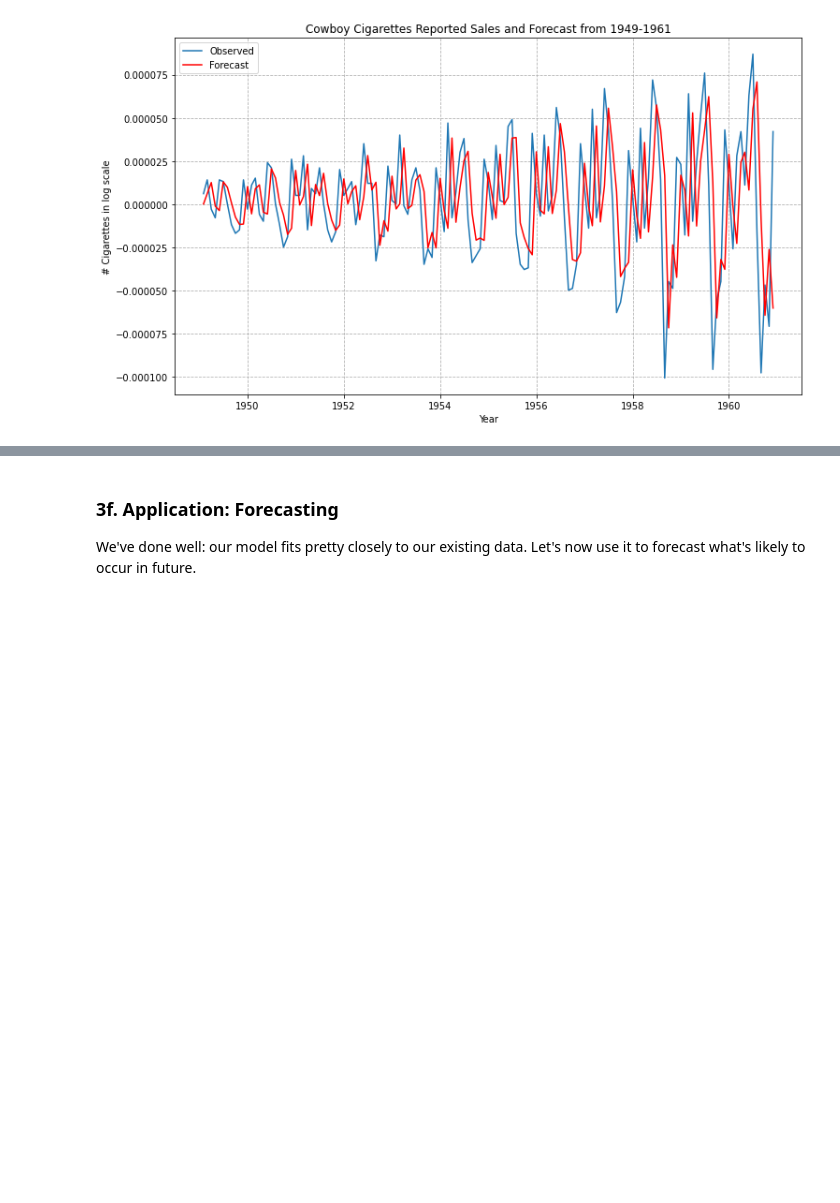
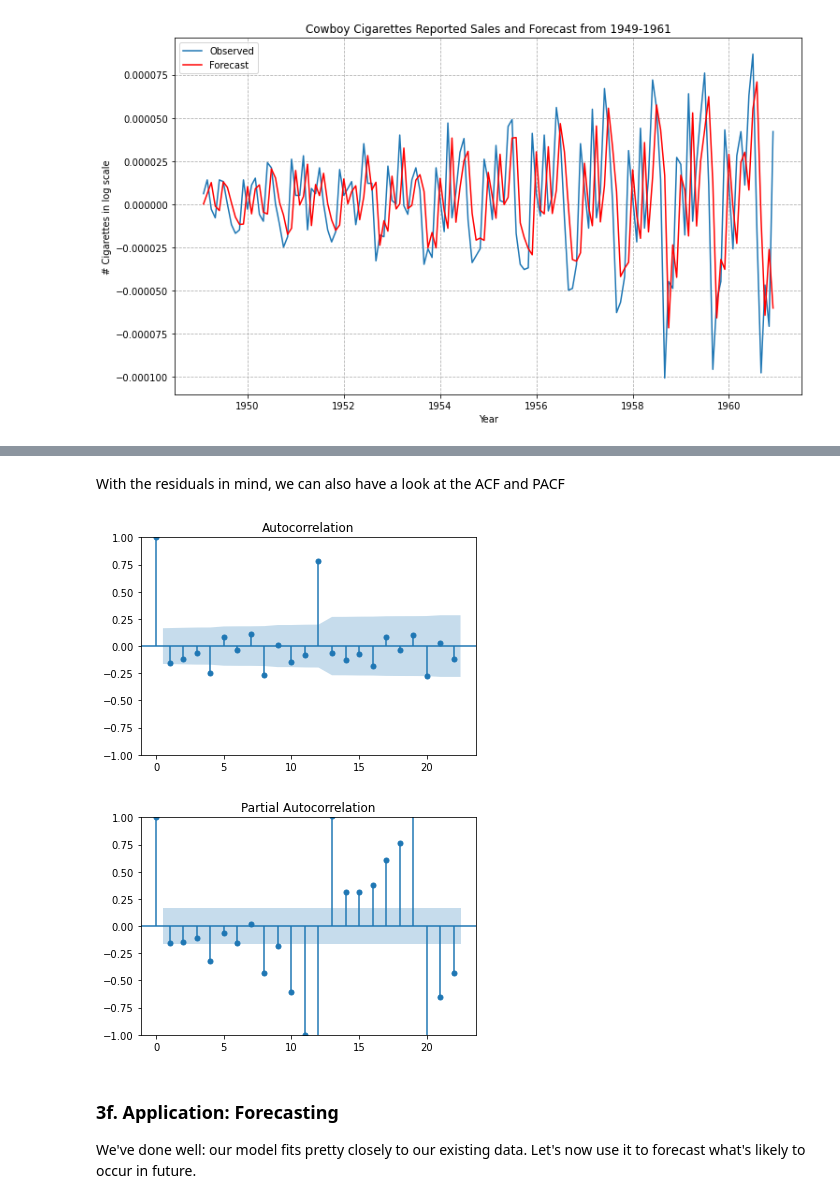
Before and after one commit to pablo-git8/Springboard-DS-Career-Track, a Jupyter notebook: Unit21-1_CowboyCigarretes_CS/Cowboy Cigarettes Case Study - Tier 3.ipynb, the cells around one changed output, grey strips where cells are left out. Saved outputs shown, nothing was run; the diff lists cells and outputs as text; code cells hidden in the pictures; blank space fills up the shorter version.

```diff
--- a/Unit21-1_CowboyCigarretes_CS/Cowboy Cigarettes Case Study - Tier 3.ipynb
+++ b/Unit21-1_CowboyCigarretes_CS/Cowboy Cigarettes Case Study - Tier 3.ipynb
@@ -576,3 +588,11 @@ plt.show()
+# %% [markdown]
+With the residuals in mind, we can also have a look at the ACF and PACF
+# %%
+acf_res = plot_acf(residuals)
+pacf_res = plot_pacf(residuals)
+# %% [output]
+[figure, added]
+[figure, added]
 # %% [markdown]
 ### 3f. Application: Forecasting
 
```
Also changed, not shown: parts of 4 cells of this notebook.
